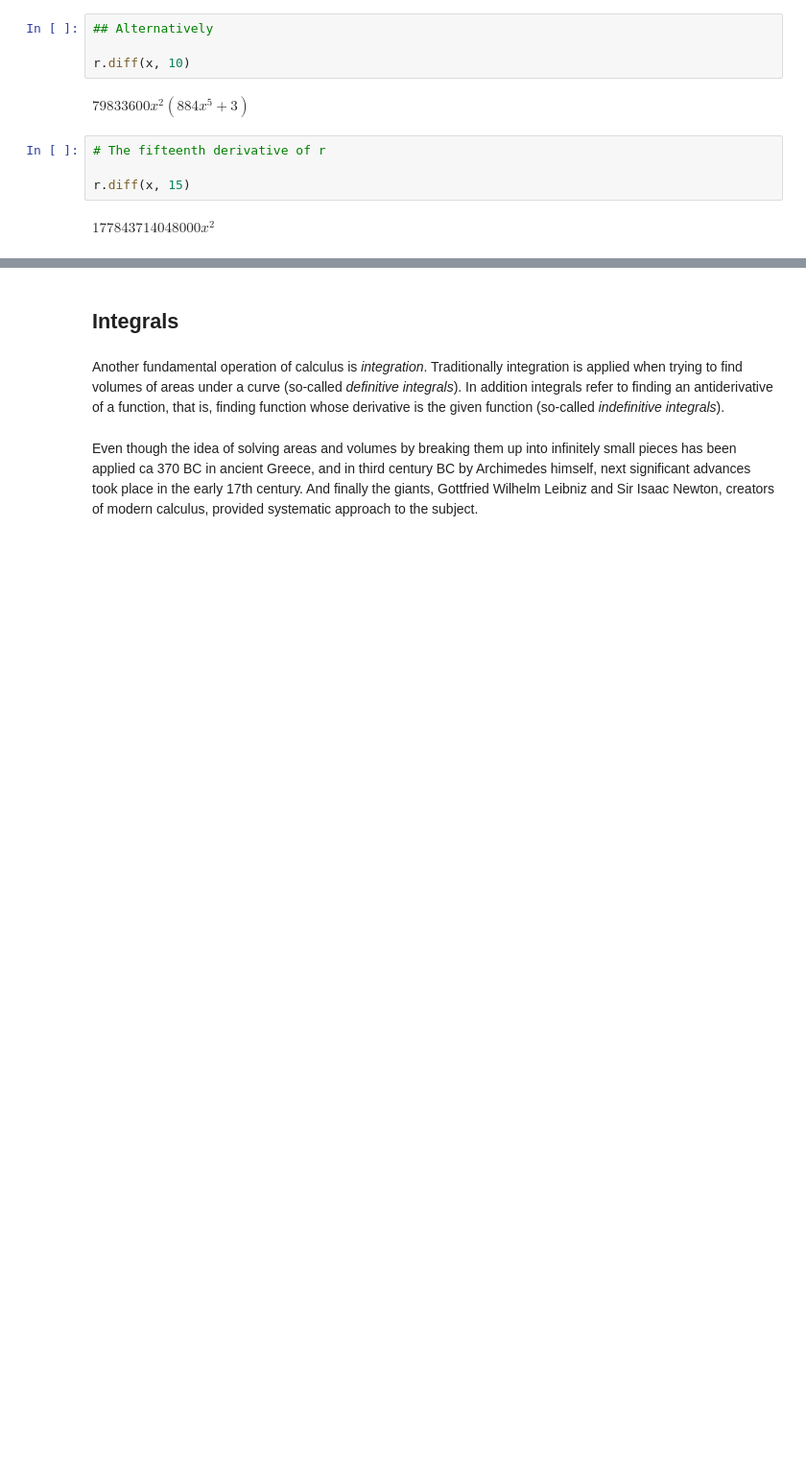
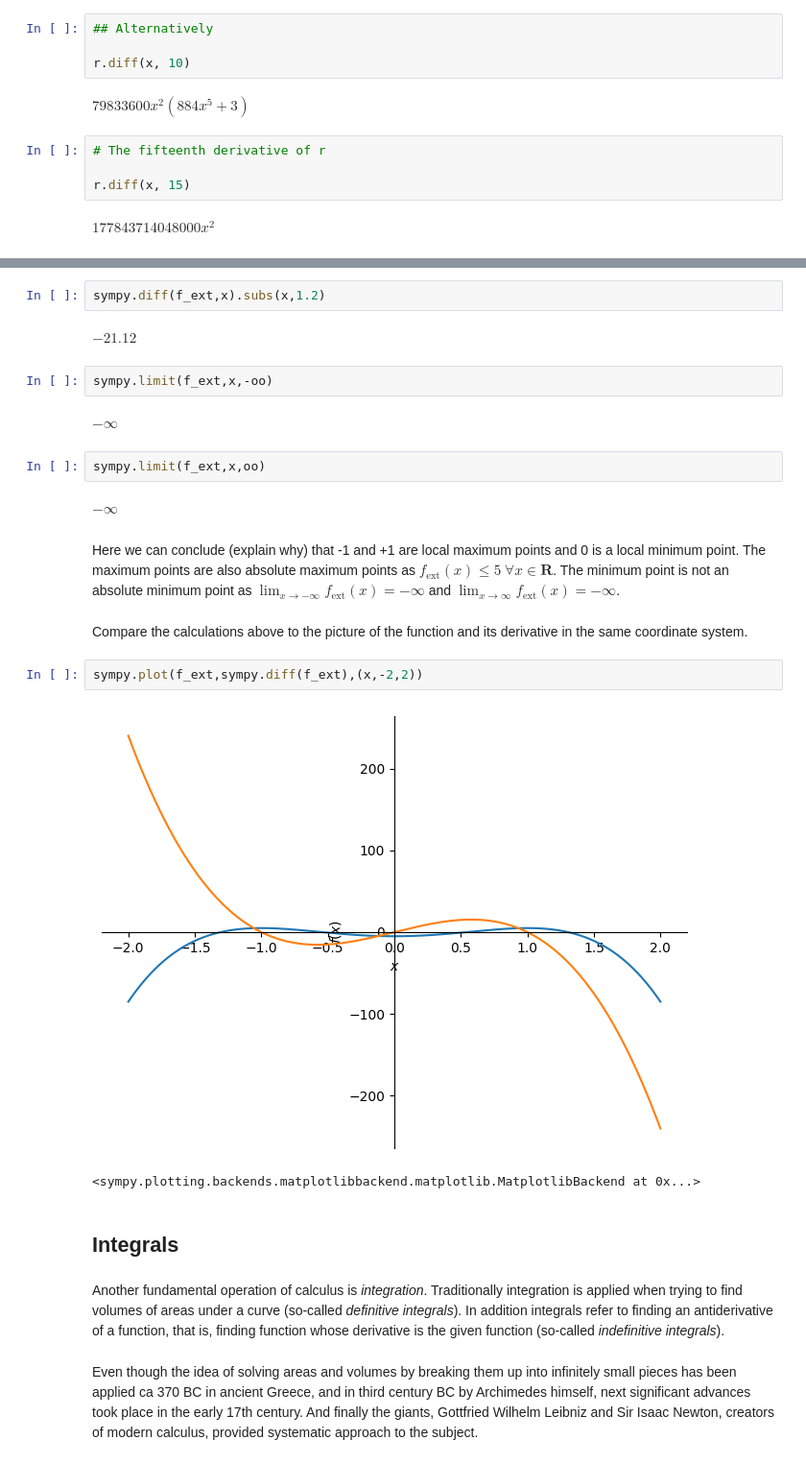
Before and after one commit to juhanurmonen/mathematics_for_data_science, a Jupyter notebook: one_variable_calculus.ipynb, the cells around one changed output, grey strips where cells are left out. Shown: that part at 96% size. Saved outputs shown, nothing was run; the diff lists cells and outputs as text; blank space fills up the shorter version.

```diff
--- a/one_variable_calculus.ipynb
+++ b/one_variable_calculus.ipynb
@@ -281,3 +375,24 @@ $\displaystyle 177843714048000 x^{2}$
+# %%
+sympy.diff(f_ext,x).subs(x,1.2)
+# %% [output]
+$\displaystyle -21.12$
+# %%
+sympy.limit(f_ext,x,-oo)
+# %% [output]
+$\displaystyle -\infty$
+# %%
+sympy.limit(f_ext,x,oo)
+# %% [output]
+$\displaystyle -\infty$
+# %% [markdown]
+Here we can conclude (explain why) that -1 and +1 are local maximum points and 0 is a local minimum point. The maximum points are also absolute maximum points as $f_\mathrm{ext}(x)\leq 5$ $\forall x\in\mathbf{R}$. The minimum point is not an absolute minimum point as $\lim_{x\to-\infty}f_\mathrm{ext}(x)=-\infty$ and  $\lim_{x\to\infty}f_\mathrm{ext}(x)=-\infty$.
+# %% [markdown]
+Compare the calculations above to the picture of the function and its derivative in the same coordinate system.
+# %%
+sympy.plot(f_ext,sympy.diff(f_ext),(x,-2,2))
+# %% [output]
+[figure, added]
+<sympy.plotting.backends.matplotlibbackend.matplotlib.MatplotlibBackend at 0x...>
 # %% [markdown]
 ## Integrals
 # %% [markdown]
```
Also changed, not shown: parts of 25 cells of this notebook.
